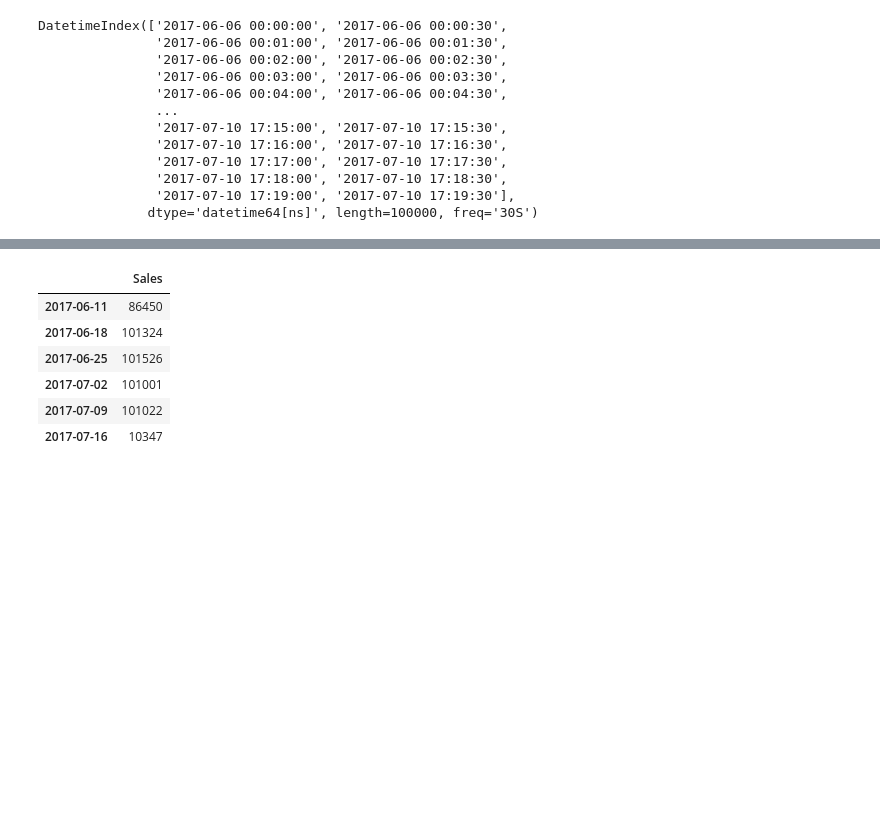
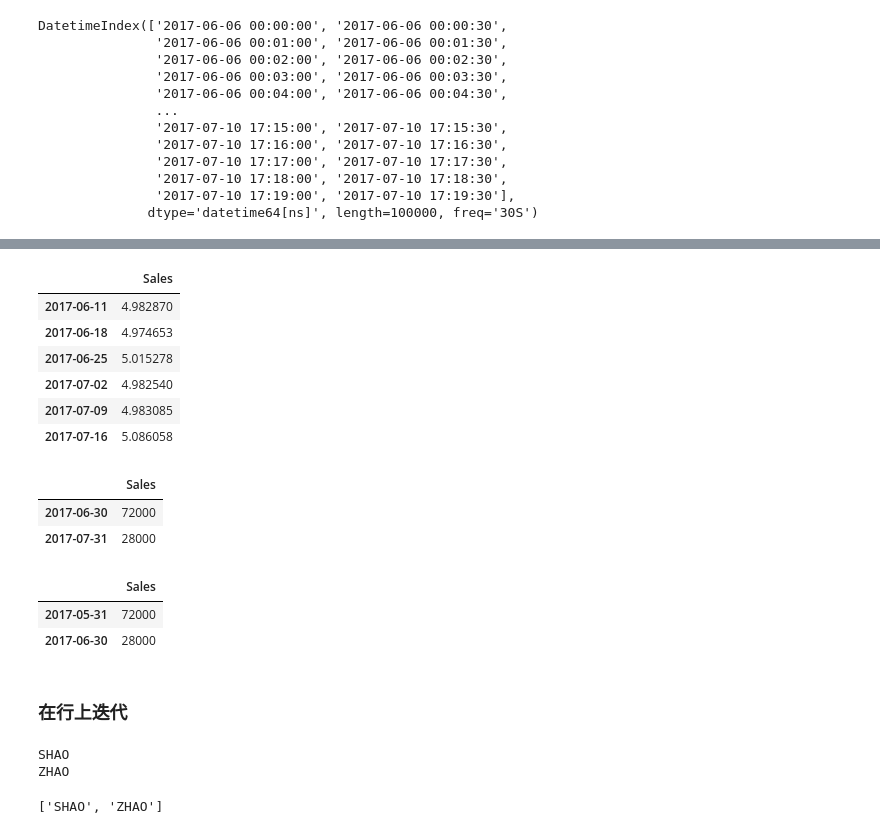
Before and after one commit to sychen6192/python_notes, a Jupyter notebook: 錦囊妙計ch3-ch4.ipynb, the cells around one changed output, grey strips where cells are left out. Saved outputs shown, nothing was run; the diff lists cells and outputs as text; code cells hidden in the pictures; blank space fills up the shorter version.

```diff
--- a/錦囊妙計ch3.ipynb
+++ b/錦囊妙計ch3-ch4.ipynb
@@ -322,11 +324,36 @@ time_df
 # %%
 # 以周為總和(must be datetime-like)
 time_df.resample('W').sum()
+time_df.resample('W').mean()
 # %% [output]
 |  | Sales |
-| 2017-06-11 | 86450 |
-| 2017-06-18 | 101324 |
-| 2017-06-25 | 101526 |
-| 2017-07-02 | 101001 |
-| 2017-07-09 | 101022 |
-| 2017-07-16 | 10347 |
+| 2017-06-11 | 4.982870 |
+| 2017-06-18 | 4.974653 |
+| 2017-06-25 | 5.015278 |
+| 2017-07-02 | 4.982540 |
+| 2017-07-09 | 4.983085 |
+| 2017-07-16 | 5.086058 |
+# %%
+time_df.resample('M').count()
+# %% [output]
+|  | Sales |
+| 2017-06-30 | 72000 |
+| 2017-07-31 | 28000 |
+# %%
+time_df.resample('M', label='left').count()
+# %% [output]
+|  | Sales |
+| 2017-05-31 | 72000 |
+| 2017-06-30 | 28000 |
+# %% [markdown]
+### 在行上迭代
+# %%
+for name in df["Name"][:]:
+    print(name.upper())
+# %% [output]
+SHAO
+ZHAO
+# %%
+[name.upper() for name in df["Name"][:]]
+# %% [output]
+['SHAO', 'ZHAO']
```
Also changed, not shown: parts of 80 cells of this notebook, 1 other file.
